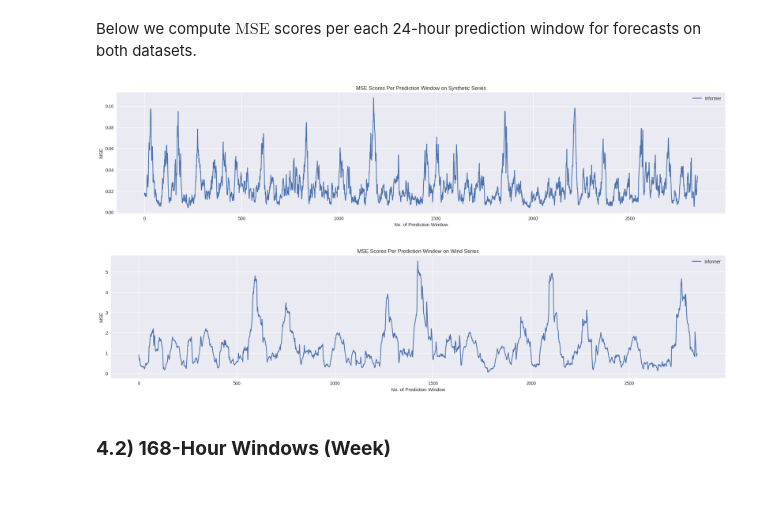
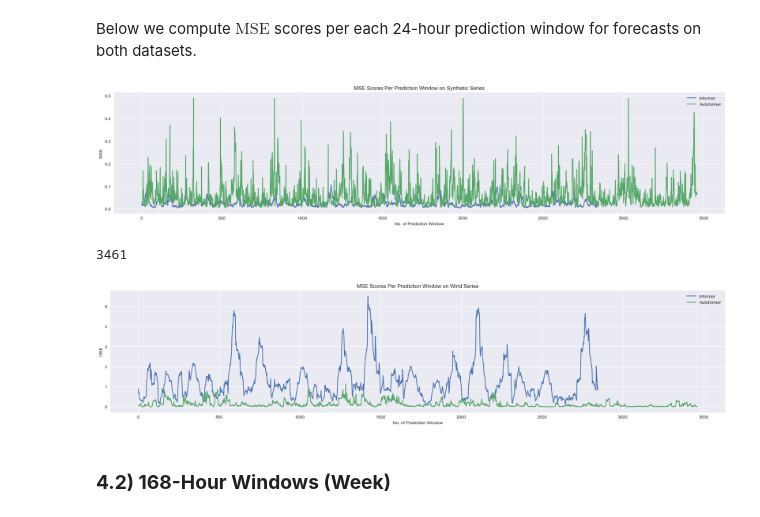
Before and after one commit to anasashb/TransformersEnergyTS, a Jupyter notebook: prototype.ipynb, the cells around one changed output. Saved outputs shown, nothing was run; the diff lists cells and outputs as text; code cells hidden in the pictures.

```diff
--- a/prototype.ipynb
+++ b/prototype.ipynb
@@ -249,48 +249,58 @@ Metrics is an `np.array([mae, mse, rmse, mape, mspe]`
 # %%
 # Load Informer Results for 24-Hour Synthetic Data
 informer_synthpreds_24 = np.load('results/informerstack_SYNTHh1_ftS_sl96_ll48_pl24_dm512_nh8_el[3, 2, 1]_dl2_df2048_atprob_fc5_ebtimeF_dtTrue_mxTrue_exp_0/pred.npy')
-synthtrue_24 = np.load('results/informerstack_SYNTHh1_ftS_sl96_ll48_pl24_dm512_nh8_el[3, 2, 1]_dl2_df2048_atprob_fc5_ebtimeF_dtTrue_mxTrue_exp_0/true.npy')
+informer_synthtrue_24 = np.load('results/informerstack_SYNTHh1_ftS_sl96_ll48_pl24_dm512_nh8_el[3, 2, 1]_dl2_df2048_atprob_fc5_ebtimeF_dtTrue_mxTrue_exp_0/true.npy')
 informer_synthmetrics_24 = np.load('results/informerstack_SYNTHh1_ftS_sl96_ll48_pl24_dm512_nh8_el[3, 2, 1]_dl2_df2048_atprob_fc5_ebtimeF_dtTrue_mxTrue_exp_0/metrics.npy')
 
 # Load Informer Results for 24-hour Wind Data
 informer_windpreds_24 = np.load('results/informerstack_DEWINDh_small_ftS_sl96_ll48_pl24_dm512_nh8_el[3, 2, 1]_dl2_df2048_atprob_fc5_ebtimeF_dtTrue_mxTrue_exp_0/pred.npy')
-windtrue_24 = np.load('results/informerstack_SYNTHh1_ftS_sl96_ll48_pl24_dm512_nh8_el[3, 2, 1]_dl2_df2048_atprob_fc5_ebtimeF_dtTrue_mxTrue_exp_0/true.npy')
+informer_windtrue_24 = np.load('results/informerstack_SYNTHh1_ftS_sl96_ll48_pl24_dm512_nh8_el[3, 2, 1]_dl2_df2048_atprob_fc5_ebtimeF_dtTrue_mxTrue_exp_0/true.npy')
 informer_windmetrics_24 = np.load('results/informerstack_DEWINDh_small_ftS_sl96_ll48_pl24_dm512_nh8_el[3, 2, 1]_dl2_df2048_atprob_fc5_ebtimeF_dtTrue_mxTrue_exp_0/metrics.npy')
 
-# Load Informer Results for 24-Hour Synthetic Data
+# Load Autoformer Results for 24-Hour Synthetic Data
 autoformer_synthpreds_24 = np.load('results/Synth1_96_24_Autoformer_Synth1_ftS_sl96_ll48_pl24_dm512_nh8_el2_dl1_df2048_fc1_ebtimeF_dtTrue_Exp_0/pred.npy')
-synthtrue_24 = np.load('results/Synth1_96_24_Autoformer_Synth1_ftS_sl96_ll48_pl24_dm512_nh8_el2_dl1_df2048_fc1_ebtimeF_dtTrue_Exp_0/true.npy')
+autoformer_synthtrue_24 = np.load('results/Synth1_96_24_Autoformer_Synth1_ftS_sl96_ll48_pl24_dm512_nh8_el2_dl1_df2048_fc1_ebtimeF_dtTrue_Exp_0/true.npy')
+autoformer_synthmetrics_24 = np.load('results/Synth1_96_24_Autoformer_Synth1_ftS_sl96_ll48_pl24_dm512_nh8_el2_dl1_df2048_fc1_ebtimeF_dtTrue_Exp_0/metrics.npy')
+
+# Load Autoformer Results for 24-hour Wind Data
+autoformer_windpreds_24 = np.load('results/Windh1_96_24_Autoformer_Windh1_ftS_sl96_ll48_pl24_dm512_nh8_el2_dl1_df2048_fc1_ebtimeF_dtTrue_Exp_0/pred.npy')
+autoformer_windtrue_24 = np.load('results/Windh1_96_24_Autoformer_Windh1_ftS_sl96_ll48_pl24_dm512_nh8_el2_dl1_df2048_fc1_ebtimeF_dtTrue_Exp_0/true.npy')
+autoformer_windmetrics_24 = np.load('results/Windh1_96_24_Autoformer_Windh1_ftS_sl96_ll48_pl24_dm512_nh8_el2_dl1_df2048_fc1_ebtimeF_dtTrue_Exp_0/metrics.npy')
 
 # Load Pyraformer Results
 # %% [markdown]
 Below we compute $\text{MSE}$ scores per each 24-hour prediction window for forecasts on both datasets.
 # %%
 # Synthetic data
-informer_errors_synth_24 = np.array([MSE(informer_synthpreds_24[i, :, :], synthtrue_24[i, :, :]) for i in range(len(informer_synthpreds_24))])
-#autoformer_errors_synth_24 =
+informer_errors_synth_24 = np.array([MSE(informer_synthpreds_24[i, :, :], informer_synthtrue_24 [i, :, :]) for i in range(len(informer_synthpreds_24))])
+autoformer_errors_synth_24 = np.array([MSE(autoformer_synthpreds_24[i, :, :], autoformer_synthtrue_24[i, :, :]) for i in range(len(autoformer_synthpreds_24))])
 #pyraformer_errors_synth_24 =
 
 # Wind data
-informer_errors_wind_24 = np.array([MSE(informer_windpreds_24[i, :, :], windtrue_24[i, :, :]) for i in range(len(informer_windpreds_24))])
-#autoformer_errors_wind_24 =
+informer_errors_wind_24 = np.array([MSE(informer_windpreds_24[i, :, :], informer_windtrue_24[i, :, :]) for i in range(len(informer_windpreds_24))])
+autoformer_errors_wind_24 = np.array([MSE(autoformer_windpreds_24[i, :, :], autoformer_windtrue_24[i, :, :]) for i in range(len(autoformer_windpreds_24))])
 #pyraformer_errors_synth_24 =
 # %%
 plt.figure(figsize=(25, 5))
 plt.plot(informer_errors_synth_24, label='Informer')
-#plt.plot(autoformer_errors_synth_24, label='Autoformer')
+plt.plot(autoformer_errors_synth_24, label='Autoformer')
 #plt.plot(pyraformer_errors_synth_24, label='Pyraformer')
 plt.title('MSE Scores Per Prediction Window on Synthetic Series')
 plt.xlabel('No. of Prediction Window')
 plt.ylabel('MSE')
 plt.legend()
 plt.show()
 plt.close()
 # %% [output]
-[figure, old version]
+[figure, new version]
+# %%
+len(autoformer_synthpreds_24)
+# %% [output]
+3461
 # %%
 plt.figure(figsize=(25, 5))
 plt.plot(informer_errors_wind_24, label='Informer')
-#plt.plot(autoformer_errors_wind_24, label='Autoformer')
+plt.plot(autoformer_errors_wind_24, label='Autoformer')
 #plt.plot(pyraformer_errors_wind_24, label='Pyraformer')
 plt.title('MSE Scores Per Prediction Window on Wind Series')
 plt.xlabel('No. of Prediction Window')
@@ -299,7 +309,7 @@ plt.legend()
 plt.show()
 plt.close()
 # %% [output]
-[figure, old version]
+[figure, new version]
 # %% [markdown]
 ### **4.2) 168-Hour Windows (Week)**
 # %%
```
Also changed, not shown: parts of 14 cells of this notebook.
